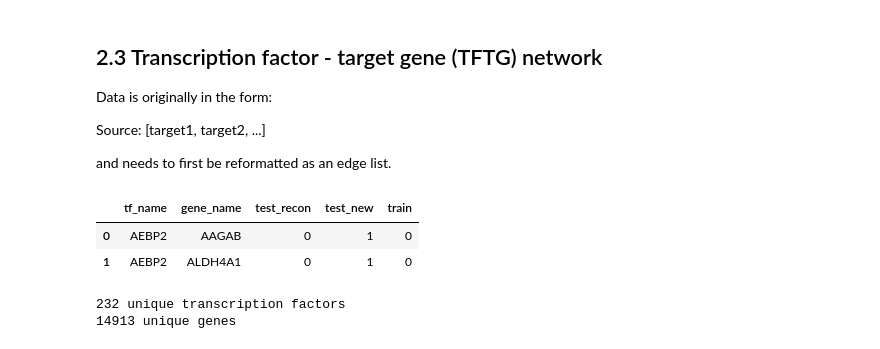
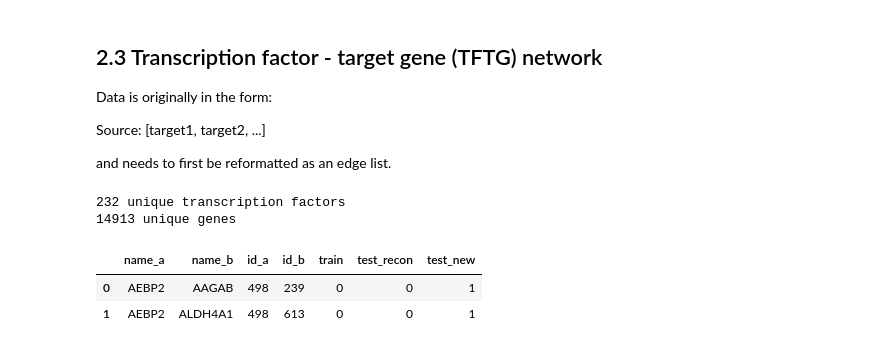
Before and after one commit to greenelab/xswap-analysis, a Jupyter notebook: nb/01.download_process_graphs.ipynb, the cells around one changed output. Saved outputs shown, nothing was run; the diff lists cells and outputs as text; code cells hidden in the pictures.

```diff
--- a/nb/01.download_process_graphs.ipynb
+++ b/nb/01.download_process_graphs.ipynb
@@ -11,0 +69,6 @@ import requests
+# %%
+data_path = pathlib.Path('../data/')
+data_path.joinpath('1.raw/').mkdir(exist_ok=True, parents=True)
+data_path.joinpath('2.edges/').mkdir(exist_ok=True, parents=True)
+data_path.joinpath('3.all_nodes/').mkdir(exist_ok=True, parents=True)
+data_path.joinpath('4.data/').mkdir(exist_ok=True, parents=True)
@@ -12,7 +115,4 @@ import requests
 # %%
-data_path = pathlib.Path('../data/1.raw/')
-data_path.mkdir(exist_ok=True, parents=True)
-
 file_to_url = {
     'ppi_string.txt.gz': ('https://stringdb-static.org/download/protein.links.v11.0/'
                           '9606.protein.links.v11.0.txt.gz'),
@@ -28,7 +128,7 @@ file_to_url = {
 }
 
 # for file, url in file_to_url.items():
-#     with open(data_path.joinpath(file), 'wb') as f:
+#     with open(data_path.joinpath(f'1.raw/{file}'), 'wb') as f:
 #         res = requests.get(url)
 #         f.write(res.content)
 # %% [markdown]
@@ -283,52 +430,67 @@ and needs to first be reformatted as an edge list.
 # %%
 # Format data to edges
 tftg_records = list()
-with open(data_path.joinpath('tftg.gmt'), 'r') as f:
+with open(data_path.joinpath('1.raw/tftg.gmt'), 'r') as f:
     for line in f.readlines():
         groups = line.strip().split('\t')
         tf_name, tf_entrez = groups[0].split('_')[-2:]
         method = re.match('\A([A-Za-z\-\ ]+)(?=(\ Transcriptional|\ TFTG))', groups[1]).group().lower()
         for gene in groups[2:]:
             tftg_records.append(
                 (tf_name, gene, method)
             )
 
 # Format edges to a DataFrame. Randomly assign 70% of low-throughput edges to train, with
 # the withheld 30% being used for predicting reconstruction.
 np.random.seed(0)
 tftg_edges_df = (
     pd.DataFrame
-    .from_records(tftg_records, columns=['tf_name', 'gene_name', 'method'])
+    .from_records(tftg_records, columns=['name_a', 'name_b', 'method'])
     .assign(
         test_recon=lambda df: (df['method'] == 'low throughtput').astype(int),
         test_new=lambda df: (df['method'] == 'chip-seq').astype(int),
     )
-    .groupby(['tf_name', 'gene_name'])[['test_recon', 'test_new']].sum()
+    .groupby(['name_a', 'name_b'])[['test_recon', 'test_new']].sum()
     .reset_index()
     .assign(
         train=lambda df: df['test_recon'].apply(lambda x: x == 1 and np.random.rand() < 0.7).astype(int),
     )
 )
 
+# Create a mapping between nodes and integers. Make TFs the lowest values, and non-TF genes later
+tfs = set(tftg_edges_df.query('train == 1').loc[:, 'name_a'].values)
+genes = set(tftg_edges_df.query('train == 1').loc[:, 'name_b'].values)
+genes_only = sorted(genes.difference(tfs))
+
+tfs = sorted(tfs)
+genes = sorted(genes)
+
+tf_mapping = {tf: i for i, tf in enumerate(tfs)}
+gene_mapping = {gene: len(tfs) + i for i, gene in enumerate(genes_only)}
+tftg_mapping = {**tf_mapping, **gene_mapping}
+
+print("{} unique transcription factors\n{} unique genes".format(len(tfs), len(genes)))
+
+tftg_edges_df = (
+    tftg_edges_df
+    .assign(
+        id_a=lambda df: df['name_a'].map(tftg_mapping),
+        id_b=lambda df: df['name_b'].map(tftg_mapping),
+    )
+    .dropna()
+    .assign(
+        id_a=lambda df: df['id_a'].astype(int),
+        id_b=lambda df: df['id_b'].astype(int),
+    )
+    .filter(items=['name_a', 'name_b', 'id_a', 'id_b', 'train', 'test_recon', 'test_new'])
+)
+
+tftg_edges_df.to_csv(data_path.joinpath('2.edges/tftg.tsv.xz'), compression='xz', index=False, sep='\t')
+
 tftg_edges_df.head(2)
 # %% [output]
+232 unique transcription factors
+14913 unique genes
-|  | tf_name | gene_name | test_recon | test_new | train |
-| 0 | AEBP2 | AAGAB | 0 | 1 | 0 |
-| 1 | AEBP2 | ALDH4A1 | 0 | 1 | 0 |
+|  | name_a | name_b | id_a | id_b | train | test_recon | test_new |
+| 0 | AEBP2 | AAGAB | 498 | 239 | 0 | 0 | 1 |
+| 1 | AEBP2 | ALDH4A1 | 498 | 613 | 0 | 0 | 1 |
-# %%
-# Create a mapping between nodes and integers. Make TFs the lowest values, and non-TF genes later
-tfs = set(tftg_edges_df.query('train == 1').loc[:, 'tf_name'].values)
-genes = set(tftg_edges_df.query('train == 1').loc[:, 'gene_name'].values)
-genes_only = sorted(genes.difference(tfs))
-
-tfs = sorted(tfs)
-genes = sorted(genes)
-
-tf_mapping = {tf: i for i, tf in enumerate(tfs)}
-gene_mapping = {gene: len(tfs) + i for i, gene in enumerate(genes_only)}
-tftg_mapping = {**tf_mapping, **gene_mapping}
-
-print("{} unique transcription factors\n{} unique genes".format(len(tfs), len(genes)))
-# %% [output]
-232 unique transcription factors
-14913 unique genes
```
Also changed, not shown: parts of 23 cells of this notebook, 4 other files.
